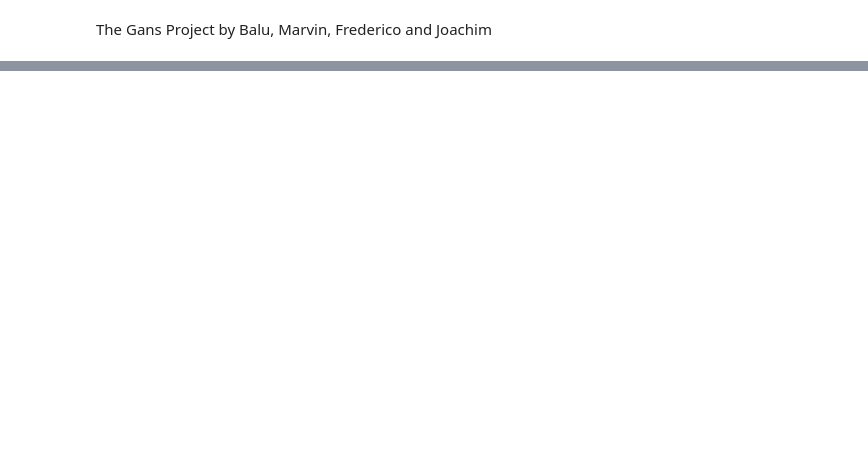
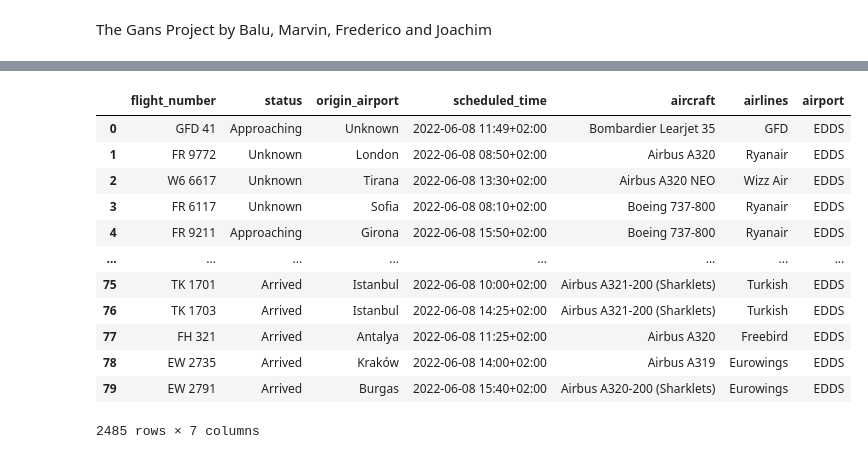
Before and after one commit to Joachim0211/DatapipelineApiToCloud, a Jupyter notebook: GansProjectBMFJ_Joa_06_10_demographics_clean_Joa.ipynb, the cells around one changed output, grey strips where cells are left out. Saved outputs shown, nothing was run; the diff lists cells and outputs as text; code cells hidden in the pictures; blank space fills up the shorter version.

```diff
--- a/GansProjectBMFJ_Joa_06_10_demographics_clean_Joa.ipynb
+++ b/GansProjectBMFJ_Joa_06_10_demographics_clean_Joa.ipynb
@@ -57,0 +170,15 @@ demo(cit) #run the whole thing - good luck!
+# %%
+ac = ['EDSB', 'EDDT', 'EDDB', 'EDDK', 'EDDW', 'EDDC', 'EDLW', 'EDDL', 'EDDF', 'EDDH', 'EDDV', 'EDDP', 'EDDM', 'EDDG', 'EDDN', 'EDDS']
+airport = []
+for a in ac:
+    url = f"https://aerodatabox.p.rapidapi.com/airports/icao/{a}"
+
+    querystring = {"withRunways":"true"}
+
+    headers = {
+        "X-RapidAPI-Key": "API_KE",
+        "X-RapidAPI-Host": "aerodatabox.p.rapidapi.com"
+    }
+
+    response = requests.request("GET", url, headers=headers, params=querystring)
+    airport.append(response.json())
@@ -57,0 +211,40 @@ demo(cit) #run the whole thing - good luck!
+# %%
+flight_details = []
+cities = ['EDSB', 'EDDT', 'EDDB', 'EDDK', 'EDDW', 'EDDC', 'EDLW', 'EDDL', 'EDDF', 'EDDH', 'EDDV', 'EDDP', 'EDDM', 'EDDG', 'EDDN', 'EDDS']
+for city in cities:
+    url = f"https://aerodatabox.p.rapidapi.com/flights/airports/icao/{city}/2022-06-08T06:00/2022-06-08T17:00"
+
+    querystring = {"direction":"Arrival","withCodeshared":"true","withCargo":"false","withPrivate":"false","withLocation":"false"}
+
+    headers = {
+        "X-RapidAPI-Host": "aerodatabox.p.rapidapi.com",
+        "X-RapidAPI-Key": "API_KEY"
+    }
+
+    responses = requests.request("GET", url, headers=headers, params=querystring)
+    responses.json()
+
+    flights = pd.json_normalize(responses.json()["arrivals"])
+    #flight_data = flights.drop(columns = ['codeshareStatus', 'isCargo', 'movement.airport.icao','movement.terminal' 'movement.airport.iata', 'movement.quality', 'aircraft.model', 'aircraft.reg', 'aircraft.modeS', 'movement.runwayTimeLocal', 'movement.runwayTimeUtc', 'movement.runway', 'callSign'])
+    flight = pd.DataFrame(flights)
+    flight_details.append(flight)
+# %%
+fli = pd.concat(flight_details)
+fli.drop(columns = ['callSign', 'codeshareStatus', 'isCargo', 'movement.airport.icao', 'movement.airport.iata', 'movement.scheduledTimeUtc', 'aircraft.reg','movement.actualTimeLocal','movement.actualTimeUtc', 'movement.runway', 'movement.runwayTimeLocal', 'movement.runwayTimeUtc', 'movement.terminal', 'movement.gate', 'movement.baggageBelt', 'movement.checkInDesk', 'movement.quality', 'aircraft.modeS'], inplace = True)
+fli.columns = ['flight_number', 'status', 'origin_airport', 'scheduled_time', 'aircraft', 'airlines']
+fli['airport'] = city
+fli
+# %% [output]
+|  | flight_number | status | origin_airport | scheduled_time | aircraft | airlines | airport |
+| 0 | GFD 41 | Approaching | Unknown | 2022-06-08 11:49+02:00 | Bombardier Learjet 35 | GFD | EDDS |
+| 1 | FR 9772 | Unknown | London | 2022-06-08 08:50+02:00 | Airbus A320 | Ryanair | EDDS |
+| 2 | W6 6617 | Unknown | Tirana | 2022-06-08 13:30+02:00 | Airbus A320 NEO | Wizz Air | EDDS |
+| 3 | FR 6117 | Unknown | Sofia | 2022-06-08 08:10+02:00 | Boeing 737-800 | Ryanair | EDDS |
+| 4 | FR 9211 | Approaching | Girona | 2022-06-08 15:50+02:00 | Boeing 737-800 | Ryanair | EDDS |
+| ... | ... | ... | ... | ... | ... | ... | ... |
+| 75 | TK 1701 | Arrived | Istanbul | 2022-06-08 10:00+02:00 | Airbus A321-200 (Sharklets) | Turkish | EDDS |
+| 76 | TK 1703 | Arrived | Istanbul | 2022-06-08 14:25+02:00 | Airbus A321-200 (Sharklets) | Turkish | EDDS |
+| 77 | FH 321 | Arrived | Antalya | 2022-06-08 11:25+02:00 | Airbus A320 | Freebird | EDDS |
+| 78 | EW 2735 | Arrived | Kraków | 2022-06-08 14:00+02:00 | Airbus A319 | Eurowings | EDDS |
+| 79 | EW 2791 | Arrived | Burgas | 2022-06-08 15:40+02:00 | Airbus A320-200 (Sharklets) | Eurowings | EDDS |
+2485 rows × 7 columns
```
Also changed, not shown: parts of 12 cells of this notebook.
